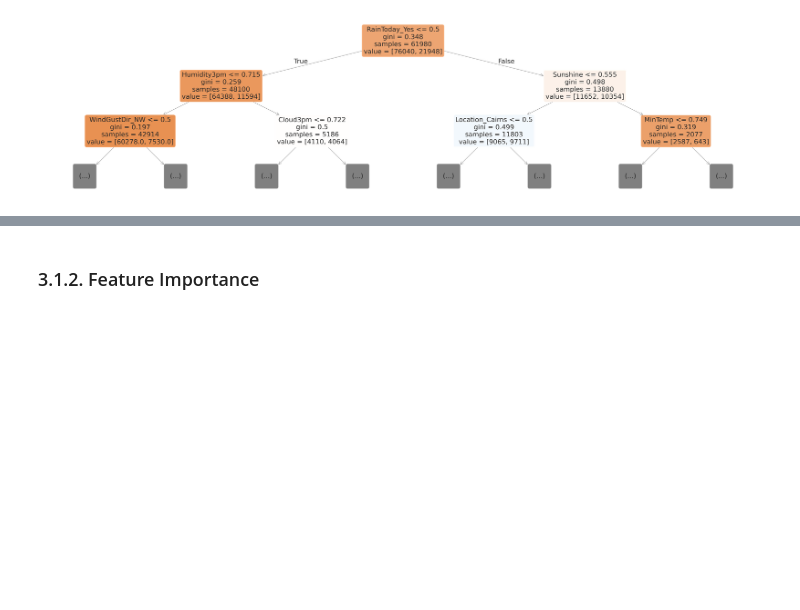
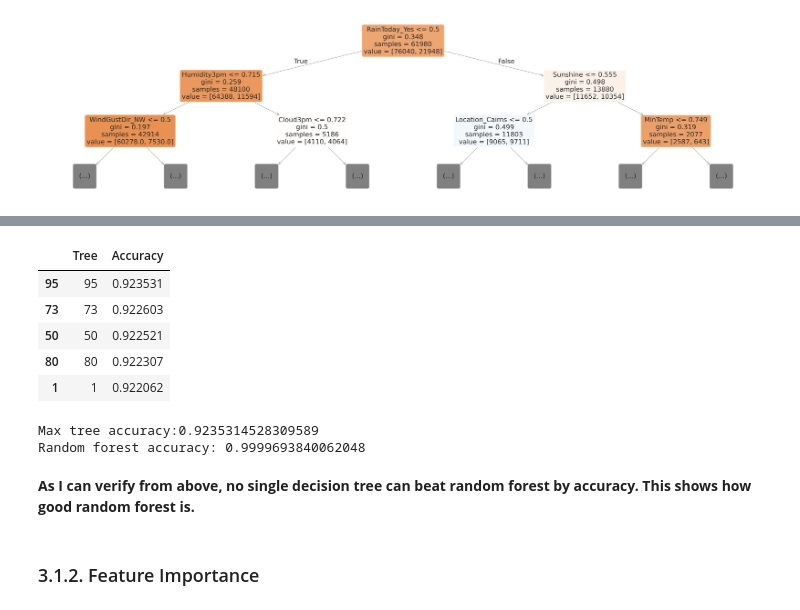
Before and after one commit to mebre7/weather-forecasting-aus-Random_Forests, a Jupyter notebook: notebook/decision_trees_and_random_forest.ipynb, the cells around one changed output, grey strips where cells are left out. Drawn from its saved outputs; the diff is of its cells as text; code cells hidden in the pictures; blank space fills up the shorter version.

```diff
--- a/notebook/decision_trees_and_random_forest.ipynb
+++ b/notebook/decision_trees_and_random_forest.ipynb
@@ -1217,3 +1231,29 @@ plt.show()
+# %%
+rf_acc = model.score(X_train, train_target_data)
+tree_stats = []
+for tree_idx, tree in enumerate(model.estimators_):
+  tree_preds = model.classes_[tree.predict(X_train.values).astype(int)]
+  tree_acc = accuracy_score(X_target, tree_preds)
+  tree_stats.append({'Tree': tree_idx, 'Accuracy': tree_acc}) # to create list of dictionaries
+
+acc_of_trees = pd.DataFrame(tree_stats) # dataframe creating from list of dictionaries
+acc_of_trees = acc_of_trees.sort_values(by="Accuracy", ascending=False)
+acc_of_trees.head()
+# %% [output]
+|  | Tree | Accuracy |
+| 95 | 95 | 0.923531 |
+| 73 | 73 | 0.922603 |
+| 50 | 50 | 0.922521 |
+| 80 | 80 | 0.922307 |
+| 1 | 1 | 0.922062 |
+# %%
+print(f'Max tree accuracy:{acc_of_trees['Accuracy'].max()}')
+print(f'Random forest accuracy: {rf_acc}')
+# %% [output]
+Max tree accuracy:0.9235314528309589
+Random forest accuracy: 0.9999693840062048
+# %% [markdown]
+**As I can verify from above, no single decision tree can beat random forest by accuracy. This shows how good random forest is.**
 # %% [markdown]
 ### 3.1.2. Feature Importance
 # %%
```
Also changed, not shown: parts of 48 cells of this notebook.
